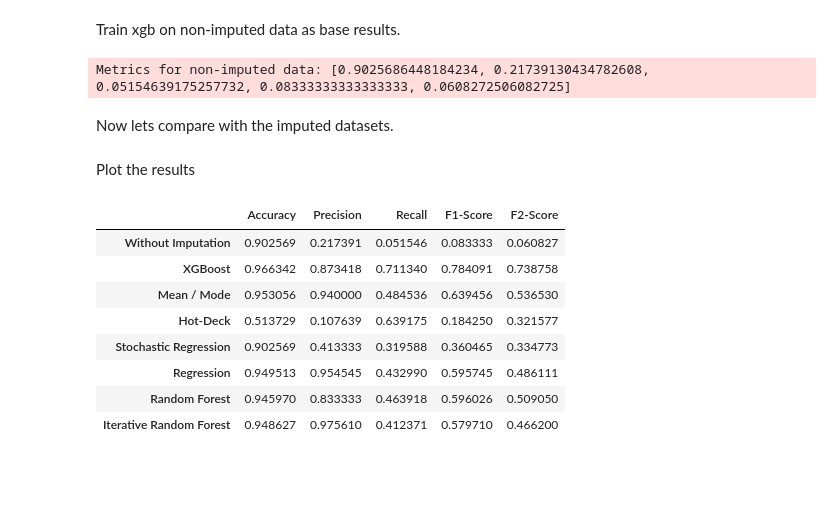
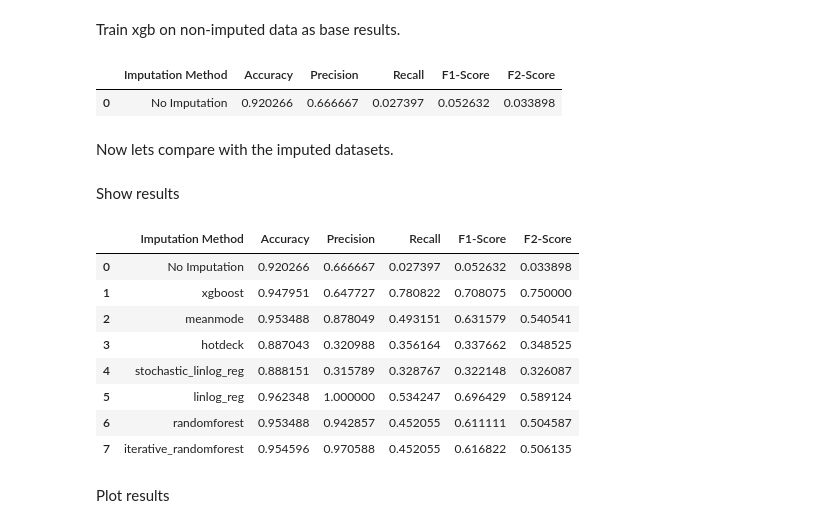
Before and after one commit to kaihulme/alspac-mhst, a Jupyter notebook: notebooks/imputation_analysis.ipynb, the cells around one changed output. Cells and saved outputs as stored; diff of their text form; code cells hidden in the pictures; blank space fills up the shorter version.

```diff
--- a/notebooks/imputation_analysis.ipynb
+++ b/notebooks/imputation_analysis.ipynb
@@ -204,23 +281,25 @@ minority:majority = 292:3092 (1:11)
 # %% [markdown]
 Train xgb on non-imputed data as base results.
 # %%
+reduced_clf_results = pd.DataFrame(columns=["Imputation Method", "Accuracy", "Precision", "Recall", "F1-Score", "F2-Score"])
+
 xgb = XGBClassifier(
     objective="binary:logistic",
     eval_metric="logloss",
-    scale_pos_weight=sample_ratio,
+    # scale_pos_weight=sample_ratio,
 )
 
 xgb.fit(reduced_X_train, reduced_y_train)
 
-preds = xgb.predict(X_test)
-results = classification_results(y_test, preds)
+preds = xgb.predict(reduced_X_test)
+results = classification_results(reduced_y_test, preds)
 
-reduced_clf_results = []
-reduced_clf_results.append(["without imputation"] + results)
-
-print(f"\nMetrics for non-imputed data: {results}")
+reduced_clf_results.loc[len(reduced_clf_results)] = ["No Imputation"] + results
-# %% [output]
-Metrics for non-imputed data: [0.9025686448184234, 0.21739130434782608, 0.05154639175257732, 0.08333333333333333, 0.0608272506082725]
+# %%
+reduced_clf_results
+# %% [output]
+|  | Imputation Method | Accuracy | Precision | Recall | F1-Score | F2-Score |
+| 0 | No Imputation | 0.920266 | 0.666667 | 0.027397 | 0.052632 | 0.033898 |
 # %% [markdown]
 Now lets compare with the imputed datasets.
 # %%
@@ -247,21 +347,19 @@ for (name, df) in imputations:
+# %% [markdown]
+Show results
+# %%
+reduced_clf_results
+# %% [output]
+|  | Imputation Method | Accuracy | Precision | Recall | F1-Score | F2-Score |
+| 0 | No Imputation | 0.920266 | 0.666667 | 0.027397 | 0.052632 | 0.033898 |
+| 1 | xgboost | 0.947951 | 0.647727 | 0.780822 | 0.708075 | 0.750000 |
+| 2 | meanmode | 0.953488 | 0.878049 | 0.493151 | 0.631579 | 0.540541 |
+| 3 | hotdeck | 0.887043 | 0.320988 | 0.356164 | 0.337662 | 0.348525 |
+| 4 | stochastic_linlog_reg | 0.888151 | 0.315789 | 0.328767 | 0.322148 | 0.326087 |
+| 5 | linlog_reg | 0.962348 | 1.000000 | 0.534247 | 0.696429 | 0.589124 |
+| 6 | randomforest | 0.953488 | 0.942857 | 0.452055 | 0.611111 | 0.504587 |
+| 7 | iterative_randomforest | 0.954596 | 0.970588 | 0.452055 | 0.616822 | 0.506135 |
 # %% [markdown]
-Plot the results
+Plot results
-# %%
-columns=["Accuracy", "Precision", "Recall", "F1-Score", "F2-Score"]
-idxs=["Without Imputation", "XGBoost", "Mean / Mode", "Hot-Deck", "Stochastic Regression", "Regression", "Random Forest", "Iterative Random Forest"]
-results_df = pd.DataFrame(np.asarray(reduced_clf_results)[:,1:], columns=columns, index=idxs).astype(float)
-
-results_df
-# %% [output]
-|  | Accuracy | Precision | Recall | F1-Score | F2-Score |
-| Without Imputation | 0.902569 | 0.217391 | 0.051546 | 0.083333 | 0.060827 |
-| XGBoost | 0.966342 | 0.873418 | 0.711340 | 0.784091 | 0.738758 |
-| Mean / Mode | 0.953056 | 0.940000 | 0.484536 | 0.639456 | 0.536530 |
-| Hot-Deck | 0.513729 | 0.107639 | 0.639175 | 0.184250 | 0.321577 |
-| Stochastic Regression | 0.902569 | 0.413333 | 0.319588 | 0.360465 | 0.334773 |
-| Regression | 0.949513 | 0.954545 | 0.432990 | 0.595745 | 0.486111 |
-| Random Forest | 0.945970 | 0.833333 | 0.463918 | 0.596026 | 0.509050 |
-| Iterative Random Forest | 0.948627 | 0.975610 | 0.412371 | 0.579710 | 0.466200 |
 # %%
 plt.figure(figsize=(12,8))
 plt.title("Classification Metrics of Depression Diagnosis Using Imputed Datasets")
```
Also changed, not shown: parts of 25 cells of this notebook, 2 other files.
